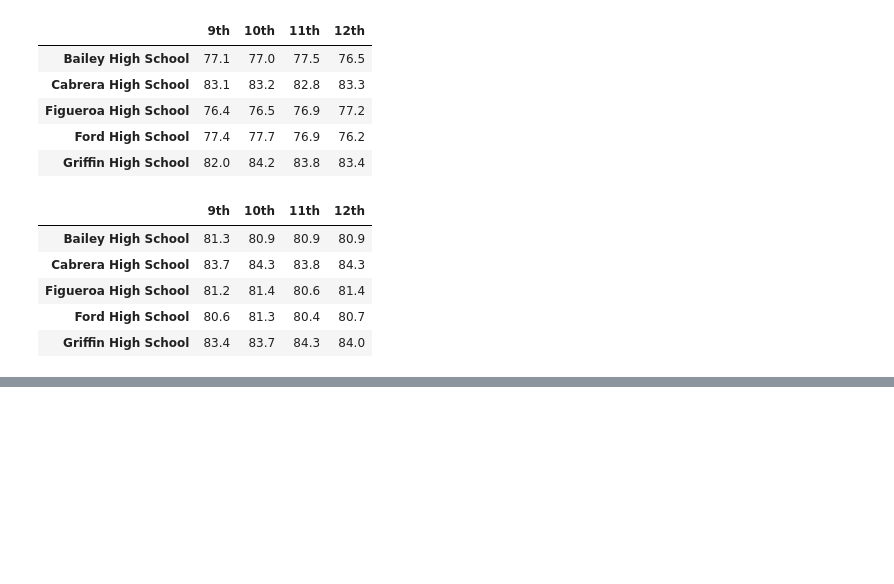
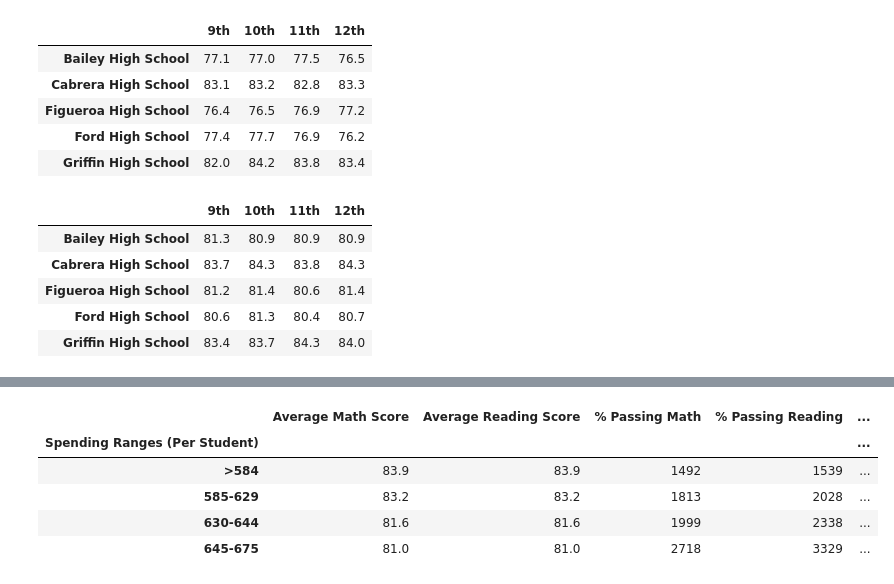
Before and after one commit to danielbrock4/Pandas_School_District_Analysis, a Jupyter notebook: PyCitySchools.ipynb, the cells around one changed output, grey strips where cells are left out. Drawn from its saved outputs; the diff is of its cells as text; code cells hidden in the pictures; blank space fills up the shorter version.

```diff
--- a/PyCitySchools.ipynb
+++ b/PyCitySchools.ipynb
@@ -1064,0 +1196,17 @@ reading_scores_by_grade.head()
+# %%
+#CREATE A DATAFRAME FOR THE SCORES BY SCHOOL SPENDING
+# Formatting
+spending_summary_df["Average Math Score"] = spending_summary_df["Average Math Score"].map("{:.1f}".format)
+spending_summary_df["Average Reading Score"] = spending_summary_df["Average Reading Score"].map("{:.1f}".format)
+spending_summary_df["% Passing Math"] = spending_summary_df["% Passing Math"].map("{:.0f}".format)
+spending_summary_df["% Passing Reading"] = spending_summary_df["% Passing Reading"].map("{:.0f}".format)
+spending_summary_df["% Overall Passing"] = spending_summary_df["% Overall Passing"].map("{:.0f}".format)
+
+spending_summary_df
+# %% [output]
+|  | Average Math Score | Average Reading Score | % Passing Math | % Passing Reading | ... |
+| Spending Ranges (Per Student) |  |  |  |  | ... |
+| >584 | 83.9 | 83.9 | 1492 | 1539 | ... |
+| 585-629 | 83.2 | 83.2 | 1813 | 2028 | ... |
+| 630-644 | 81.6 | 81.6 | 1999 | 2338 | ... |
+| 645-675 | 81.0 | 81.0 | 2718 | 3329 | ... |
```
Also changed, not shown: parts of 9 cells of this notebook, 2 other files.
